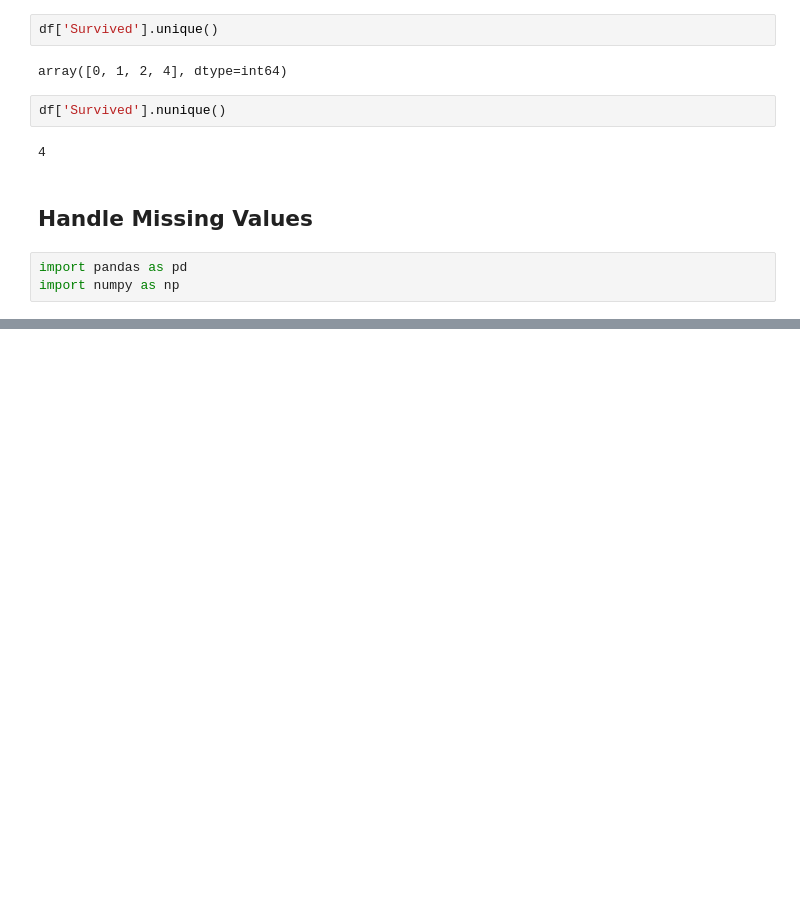
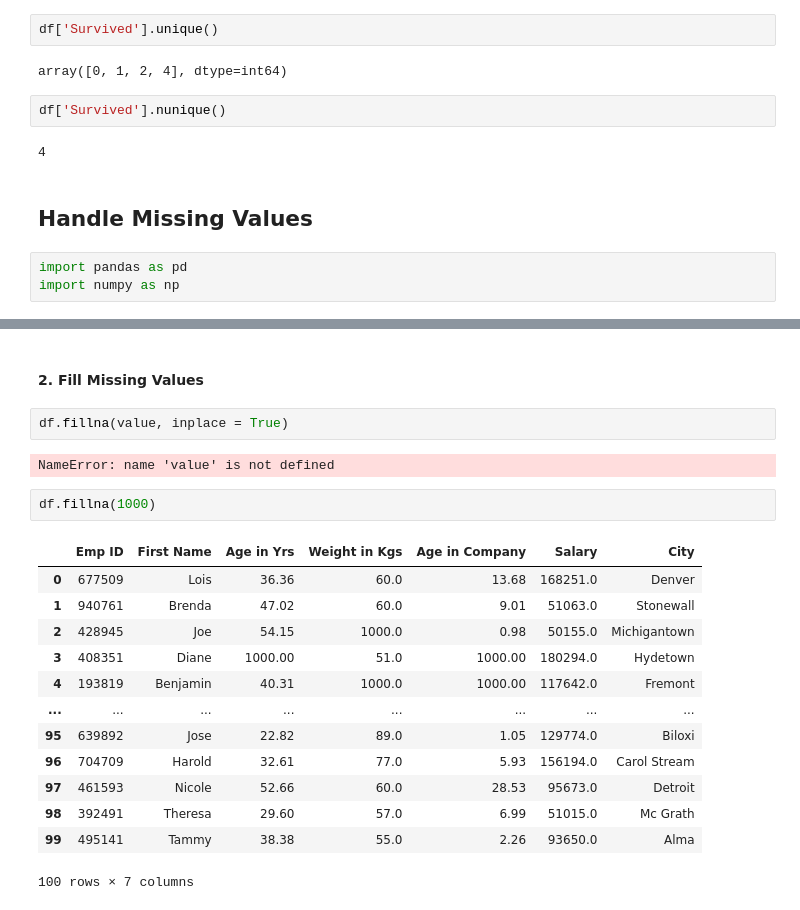
Before and after one commit to manojdon777/Data_Science_Python, a Jupyter notebook: Class Lecture Files/01_24_Pandas/Practice.ipynb, the cells around one changed output, grey strips where cells are left out. Saved outputs shown, nothing was run; the diff lists cells and outputs as text; blank space fills up the shorter version.

```diff
--- a/Class Lecture Files/01_24_Pandas/Practice.ipynb
+++ b/Class Lecture Files/01_24_Pandas/Practice.ipynb
@@ -34,0 +99,22 @@ import numpy as np
+# %% [markdown]
+#### 2. Fill Missing Values
+# %%
+df.fillna(value, inplace = True)
+# %% [output]
+NameError: name 'value' is not defined
+# %%
+df.fillna(1000)
+# %% [output]
+|  | Emp ID | First Name | Age in Yrs | Weight in Kgs | Age in Company | Salary | City |
+| 0 | 677509 | Lois | 36.36 | 60.0 | 13.68 | 168251.0 | Denver |
+| 1 | 940761 | Brenda | 47.02 | 60.0 | 9.01 | 51063.0 | Stonewall |
+| 2 | 428945 | Joe | 54.15 | 1000.0 | 0.98 | 50155.0 | Michigantown |
+| 3 | 408351 | Diane | 1000.00 | 51.0 | 1000.00 | 180294.0 | Hydetown |
+| 4 | 193819 | Benjamin | 40.31 | 1000.0 | 1000.00 | 117642.0 | Fremont |
+| ... | ... | ... | ... | ... | ... | ... | ... |
+| 95 | 639892 | Jose | 22.82 | 89.0 | 1.05 | 129774.0 | Biloxi |
+| 96 | 704709 | Harold | 32.61 | 77.0 | 5.93 | 156194.0 | Carol Stream |
+| 97 | 461593 | Nicole | 52.66 | 60.0 | 28.53 | 95673.0 | Detroit |
+| 98 | 392491 | Theresa | 29.60 | 57.0 | 6.99 | 51015.0 | Mc Grath |
+| 99 | 495141 | Tammy | 38.38 | 55.0 | 2.26 | 93650.0 | Alma |
+100 rows × 7 columns
```
Also changed, not shown: parts of 13 cells of this notebook, 18 other files.
